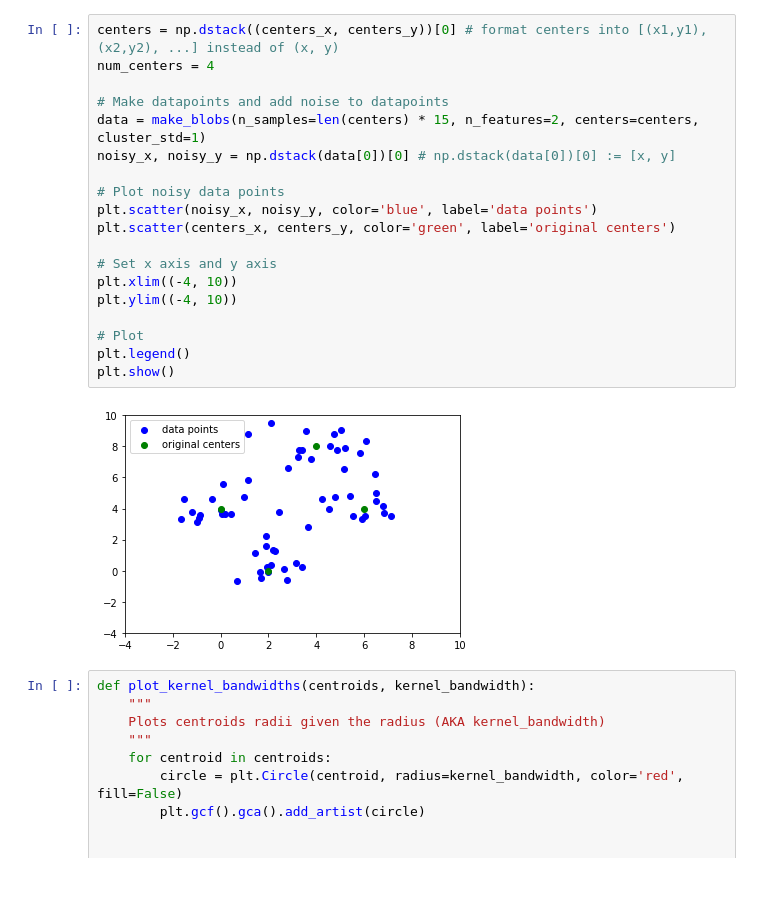
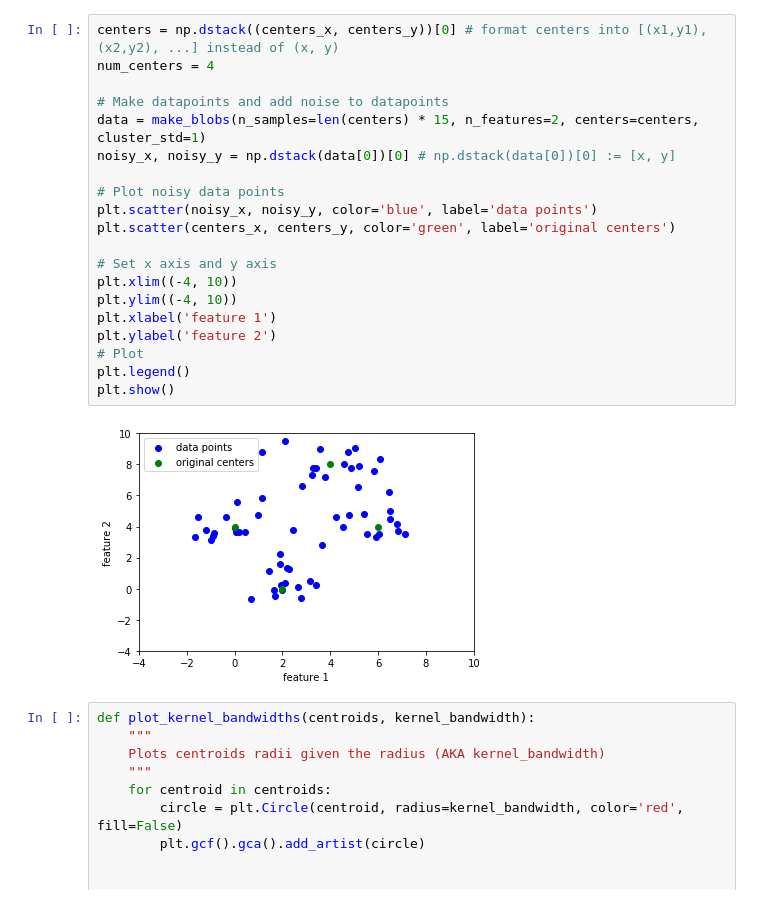
Before and after one commit to cumason123/machine-learning, a Jupyter notebook: mean-shift.ipynb, the cells around one changed output. Cells and saved outputs as stored; diff of their text form.

```diff
--- a/mean-shift.ipynb
+++ b/mean-shift.ipynb
@@ -21,24 +23,25 @@ plt.ylim(-4, 10)
 # %%
 centers = np.dstack((centers_x, centers_y))[0] # format centers into [(x1,y1), (x2,y2), ...] instead of (x, y)
 num_centers = 4
 
 # Make datapoints and add noise to datapoints
 data = make_blobs(n_samples=len(centers) * 15, n_features=2, centers=centers, cluster_std=1)
 noisy_x, noisy_y = np.dstack(data[0])[0] # np.dstack(data[0])[0] := [x, y]
 
 # Plot noisy data points
 plt.scatter(noisy_x, noisy_y, color='blue', label='data points')
 plt.scatter(centers_x, centers_y, color='green', label='original centers')
 
 # Set x axis and y axis
 plt.xlim((-4, 10))
 plt.ylim((-4, 10))
-
+plt.xlabel('feature 1')
+plt.ylabel('feature 2')
 # Plot
 plt.legend()
 plt.show()
 # %% [output]
-[figure, old version]
+[figure, new version]
 # %%
 def plot_kernel_bandwidths(centroids, kernel_bandwidth):
     """
```
Also changed, not shown: parts of 3 cells of this notebook.
